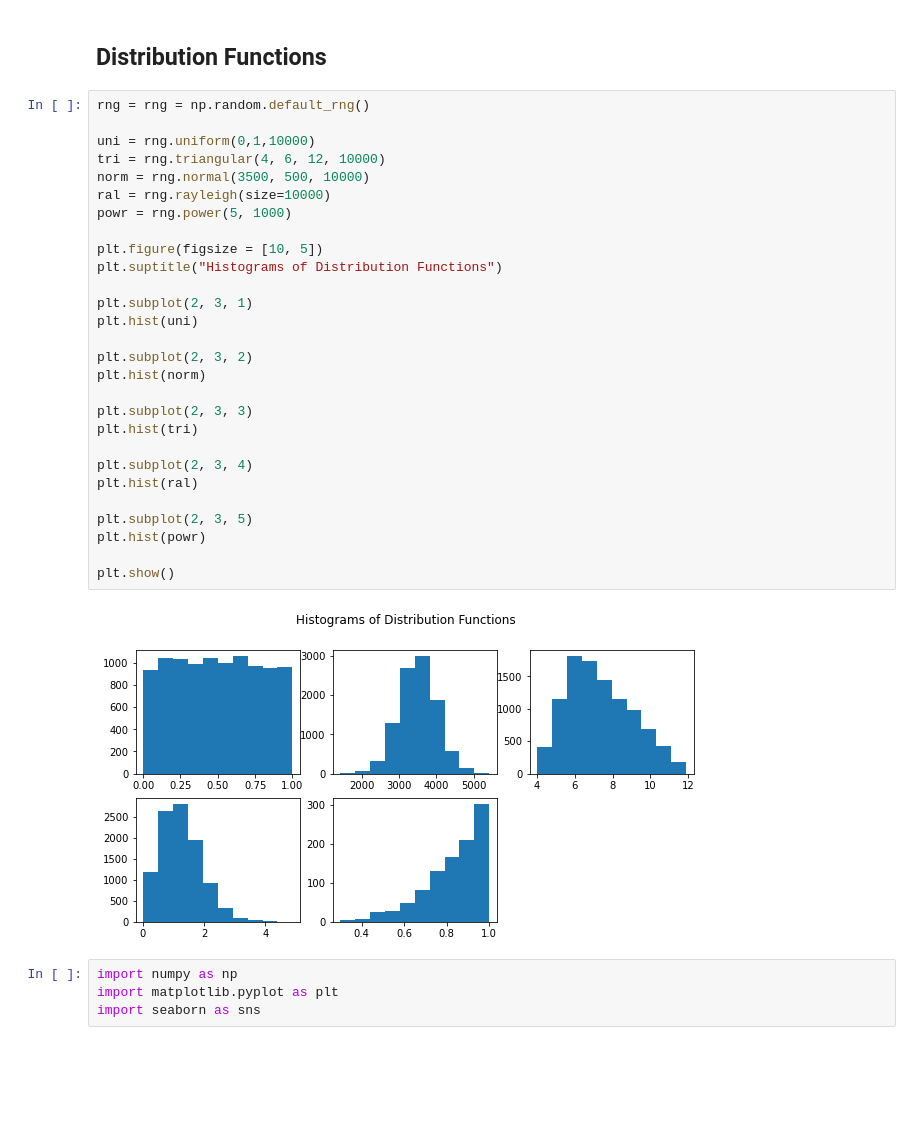
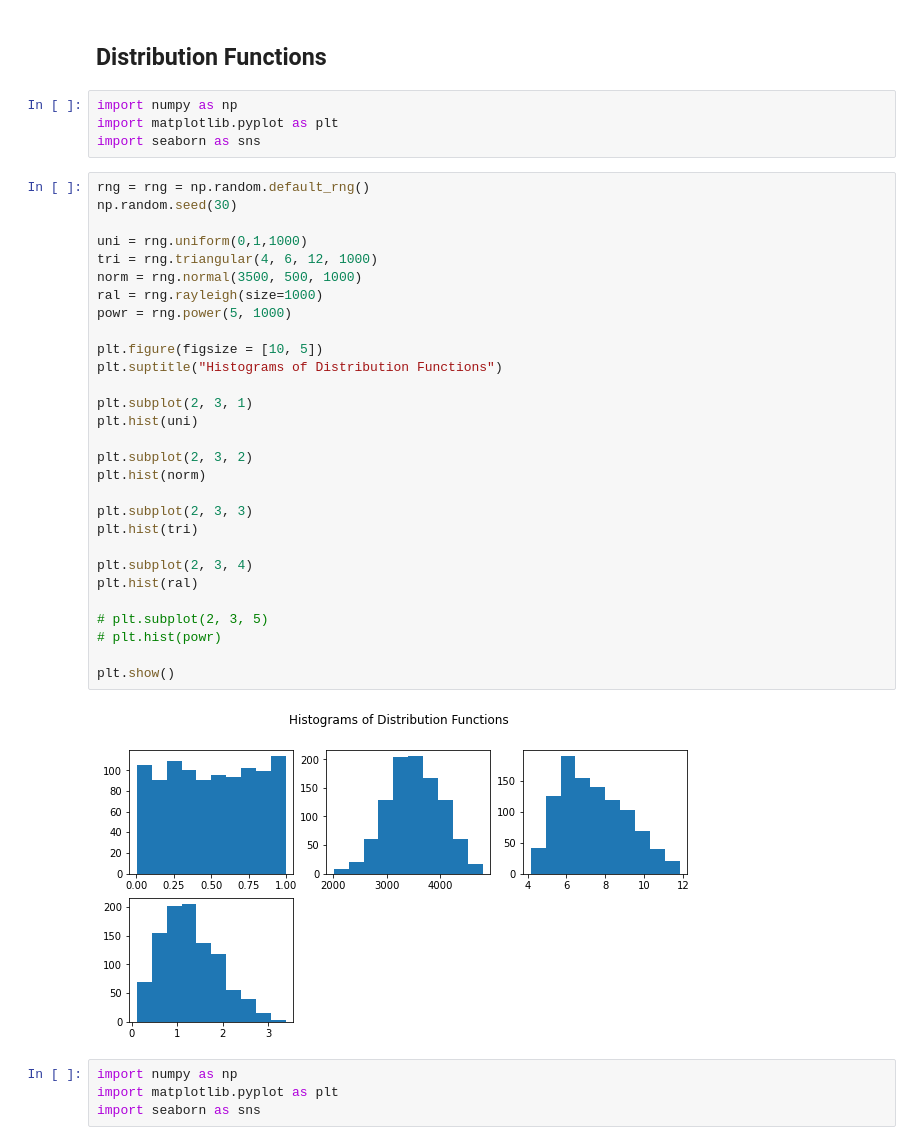
Before and after one commit to PJFinnerty/52465-Assignment, a Jupyter notebook: q3.practice.ipynb, the cells around one changed output. Saved outputs shown, nothing was run; the diff lists cells and outputs as text; blank space fills up the shorter version.

```diff
--- a/q3.practice.ipynb
+++ b/q3.practice.ipynb
@@ -2,36 +2,41 @@
 ## Q3: Explain the use and purpose of at least five “Distributions” functions.
 # %% [markdown]
 ## Distribution Functions
+# %%
+import numpy as np
+import matplotlib.pyplot as plt
+import seaborn as sns
 # %%
 rng = rng = np.random.default_rng()
+np.random.seed(30)
 
-uni = rng.uniform(0,1,10000)
-tri = rng.triangular(4, 6, 12, 10000)
-norm = rng.normal(3500, 500, 10000)
-ral = rng.rayleigh(size=10000)
+uni = rng.uniform(0,1,1000)
+tri = rng.triangular(4, 6, 12, 1000)
+norm = rng.normal(3500, 500, 1000)
+ral = rng.rayleigh(size=1000)
 powr = rng.power(5, 1000)
 
 plt.figure(figsize = [10, 5])
 plt.suptitle("Histograms of Distribution Functions")
 
 plt.subplot(2, 3, 1)
 plt.hist(uni)
 
 plt.subplot(2, 3, 2)
 plt.hist(norm)
 
 plt.subplot(2, 3, 3)
 plt.hist(tri)
 
 plt.subplot(2, 3, 4)
 plt.hist(ral)
 
-plt.subplot(2, 3, 5)
-plt.hist(powr)
+# plt.subplot(2, 3, 5)
+# plt.hist(powr)
 
 plt.show()
 # %% [output]
-[figure, old version]
+[figure, new version]
 # %%
 import numpy as np
 import matplotlib.pyplot as plt
```
Also changed, not shown: parts of 55 cells of this notebook, 3 other files.
